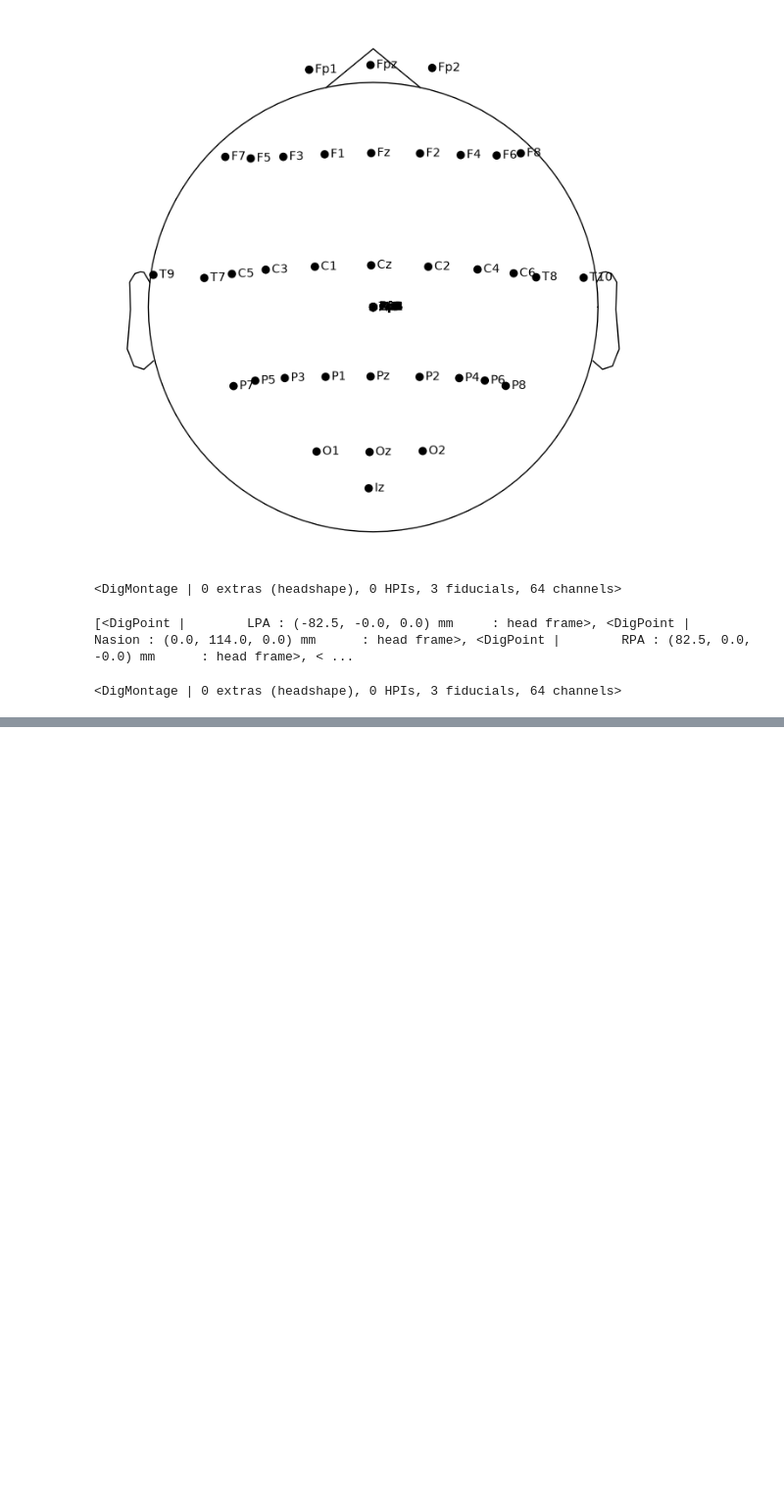
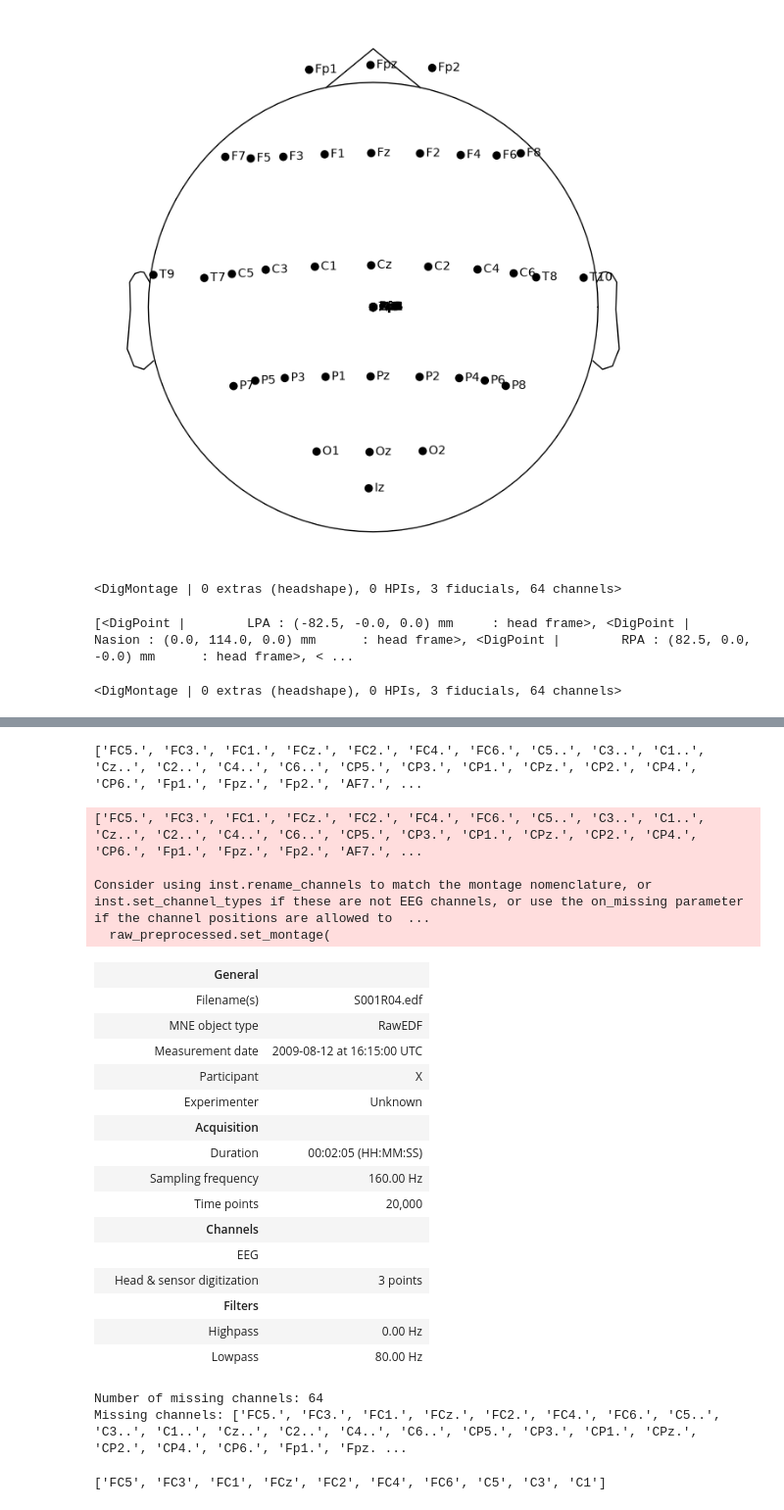
Before and after one commit to alizadeh-gfs/eeg-motor-imagery-analysis, a Jupyter notebook: notebooks/02_preprocessing.ipynb, the cells around one changed output, grey strips where cells are left out. Shown at 98% size. Drawn from its saved outputs; the diff is of its cells as text; code cells hidden in the pictures; blank space fills up the shorter version.

```diff
--- a/notebooks/02_preprocessing.ipynb
+++ b/notebooks/02_preprocessing.ipynb
@@ -106,0 +146,4 @@ print(raw_preprocessed.get_montage())
+# %%
+print(raw_preprocessed.ch_names)
+# %% [output]
+['FC5.', 'FC3.', 'FC1.', 'FCz.', 'FC2.', 'FC4.', 'FC6.', 'C5..', 'C3..', 'C1..', 'Cz..', 'C2..', 'C4..', 'C6..', 'CP5.', 'CP3.', 'CP1.', 'CPz.', 'CP2.', 'CP4.', 'CP6.', 'Fp1.', 'Fpz.', 'Fp2.', 'AF7.', ...
@@ -106,0 +154,70 @@ print(raw_preprocessed.get_montage())
+# %%
+raw_preprocessed.set_montage(
+    montage,
+    on_missing="warn"
+)
+# %% [output]
+['FC5.', 'FC3.', 'FC1.', 'FCz.', 'FC2.', 'FC4.', 'FC6.', 'C5..', 'C3..', 'C1..', 'Cz..', 'C2..', 'C4..', 'C6..', 'CP5.', 'CP3.', 'CP1.', 'CPz.', 'CP2.', 'CP4.', 'CP6.', 'Fp1.', 'Fpz.', 'Fp2.', 'AF7.', ...
+
+Consider using inst.rename_channels to match the montage nomenclature, or inst.set_channel_types if these are not EEG channels, or use the on_missing parameter if the channel positions are allowed to  ...
+  raw_preprocessed.set_montage(
+|  | General |  |
+|  | Filename(s) | S001R04.edf |
+|  | MNE object type | RawEDF |
+|  | Measurement date | 2009-08-12 at 16:15:00 UTC |
+|  | Participant | X |
+|  | Experimenter | Unknown |
+|  | Acquisition |  |
+|  | Duration | 00:02:05 (HH:MM:SS) |
+|  | Sampling frequency | 160.00 Hz |
+|  | Time points | 20,000 |
+|  | Channels |  |
+|  | EEG |  |
+|  | Head & sensor digitization | 3 points |
+|  | Filters |  |
+|  | Highpass | 0.00 Hz |
+|  | Lowpass | 80.00 Hz |
+# %%
+montage_channels = set(montage.ch_names)
+
+missing_channels = [
+    ch for ch in raw_preprocessed.ch_names
+    if ch not in montage_channels
+]
+
+print("Number of missing channels:", len(missing_channels))
+print("Missing channels:", missing_channels)
+# %% [output]
+Number of missing channels: 64
+Missing channels: ['FC5.', 'FC3.', 'FC1.', 'FCz.', 'FC2.', 'FC4.', 'FC6.', 'C5..', 'C3..', 'C1..', 'Cz..', 'C2..', 'C4..', 'C6..', 'CP5.', 'CP3.', 'CP1.', 'CPz.', 'CP2.', 'CP4.', 'CP6.', 'Fp1.', 'Fpz. ...
+# %%
+def standardize_channel_name(name):
+
+    replacements = {
+        "Fc": "FC",
+        "Cp": "CP",
+        "Af": "AF",
+        "Ft": "FT",
+        "Tp": "TP",
+        "Po": "PO",
+    }
+    for old, new in replacements.items():
+        if name.startswith(old):
+            name = new + name[len(old):]
+            break
+
+
+    name = name.rstrip('.')
+
+
+    name = name.replace('..', '.').rstrip('.')
+
+    return name
+
+
+raw_preprocessed.rename_channels(standardize_channel_name)
+
+
+print(raw_preprocessed.ch_names[:10])
+# %% [output]
+['FC5', 'FC3', 'FC1', 'FCz', 'FC2', 'FC4', 'FC6', 'C5', 'C3', 'C1']
```
Also changed, not shown: parts of 22 cells of this notebook, 2 other files.
